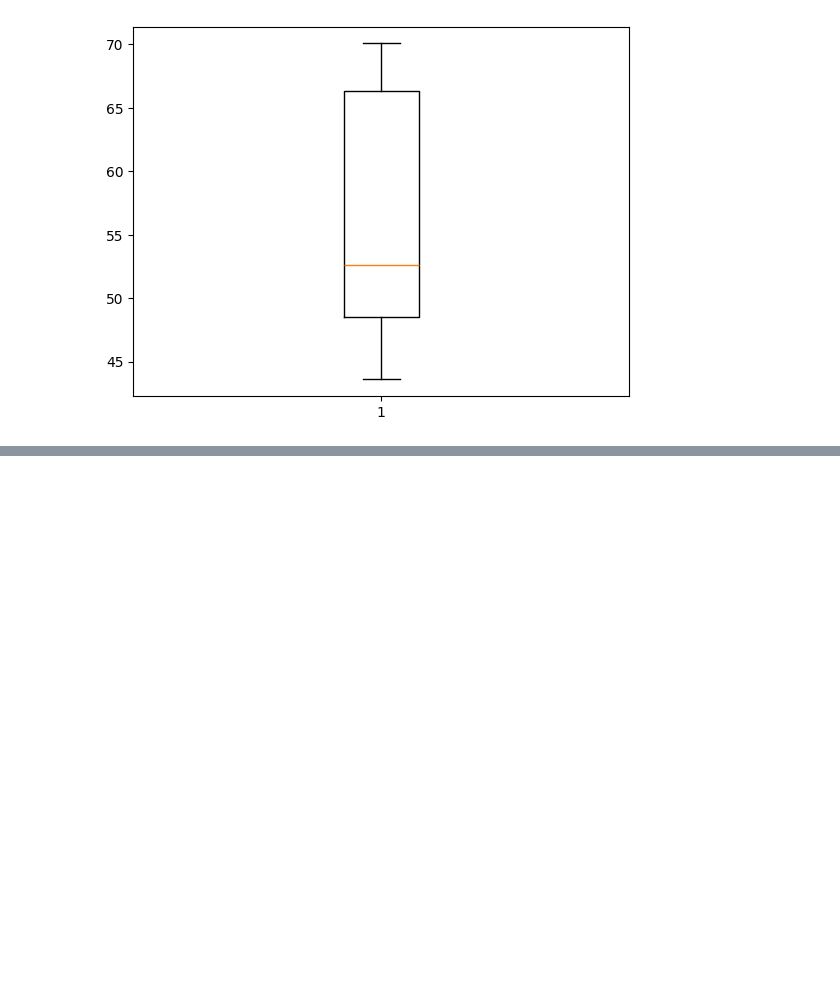
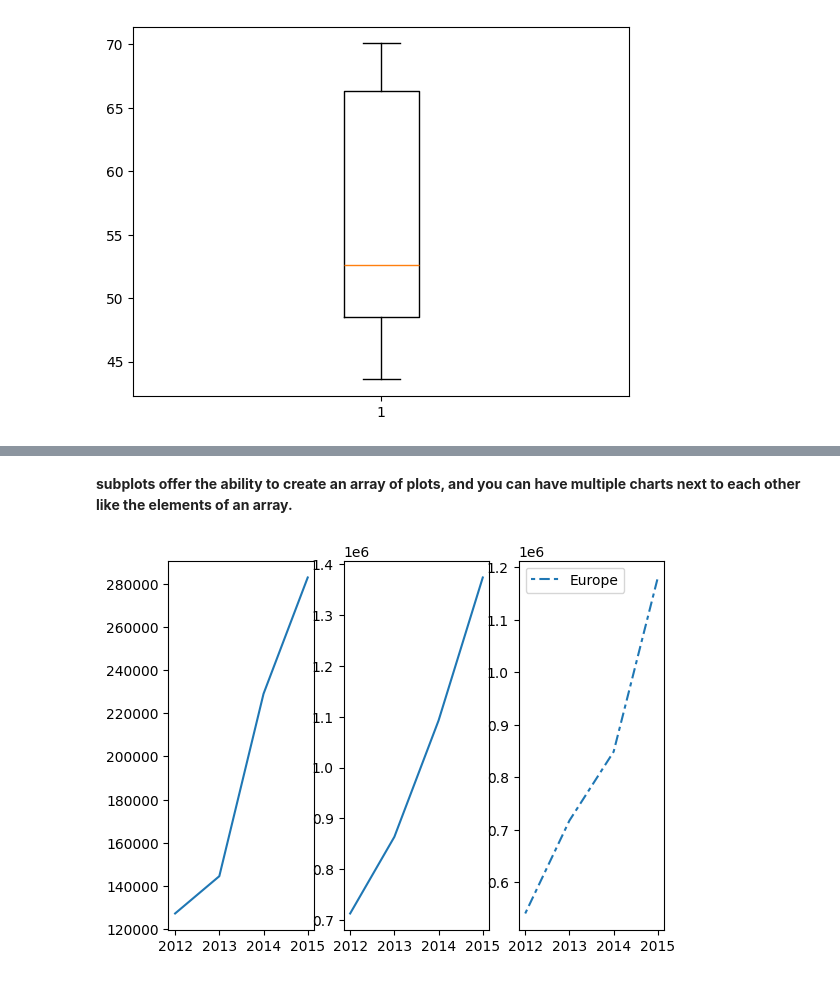
Before and after one commit to AnshumanMohapatra11121999/DataScienceAndAI-, a Jupyter notebook: Python_for_DataScience_MatplotlibOnly_ipynb.ipynb, the cells around one changed output, grey strips where cells are left out. Cells and saved outputs as stored; diff of their text form; code cells hidden in the pictures; blank space fills up the shorter version.

```diff
--- a/Python_for_DataScience_MatplotlibOnly_ipynb.ipynb
+++ b/Python_for_DataScience_MatplotlibOnly_ipynb.ipynb
@@ -352,0 +434,48 @@ Interquartile Range (IQR): 17.75500000000001
+# %% [markdown]
+
+ **subplots offer the ability to create an array of plots, and you can have multiple charts next to each other like the elements of an array.**
+# %%
+#lets learn to display the three graphs in a separet view inside a single graph using subplots
+fig,ax=plt.subplots(ncols=3)
+africa,=ax[0].plot(years,sales_Africa)
+africa.set_label("Africa")
+aspac,=ax[1].plot(years,sales_Asia_Pacific)
+aspac.set_label("Asia-Pacific")
+europe,=ax[2].plot(years,sales_Europe)
+europe.set_label("Europe")
+europe.set_dashes([2,2,5,2])
+plt.legend()
+plt.show()
+# This code displays the three graphs in separate views (subplots)
+# inside a single figure, instead of plotting all lines on one graph.
+#
+# fig, ax = plt.subplots(ncols=3)
+# creates ONE figure with THREE side-by-side axes (columns).
+#
+# ax is an array of axes:
+#   ax[0] -> Africa plot
+#   ax[1] -> Asia-Pacific plot
+#   ax[2] -> Europe plot
+#
+# Each region is plotted on its own axis:
+#   ax[0].plot(...) plots Africa only
+#   ax[1].plot(...) plots Asia-Pacific only
+#   ax[2].plot(...) plots Europe only
+#
+# This is different from the previous code where all regions
+# were plotted on the SAME axis, overlapping in one graph.
+#
+# Purpose / Advantage:
+# - Makes each region easier to read and compare individually
+# - Avoids overlapping lines and visual clutter
+# - Useful when trends have different scales or patterns
+#
+# europe.set_dashes([2,2,5,2])
+# applies a custom dashed line style to the Europe subplot.
+#
+# Note:
+# plt.legend() will not work correctly for separate subplots.
+# Each subplot needs its own legend:
+#   ax[i].legend()
+# %% [output]
+[figure, added]
```
Also changed, not shown: parts of 11 cells of this notebook.
